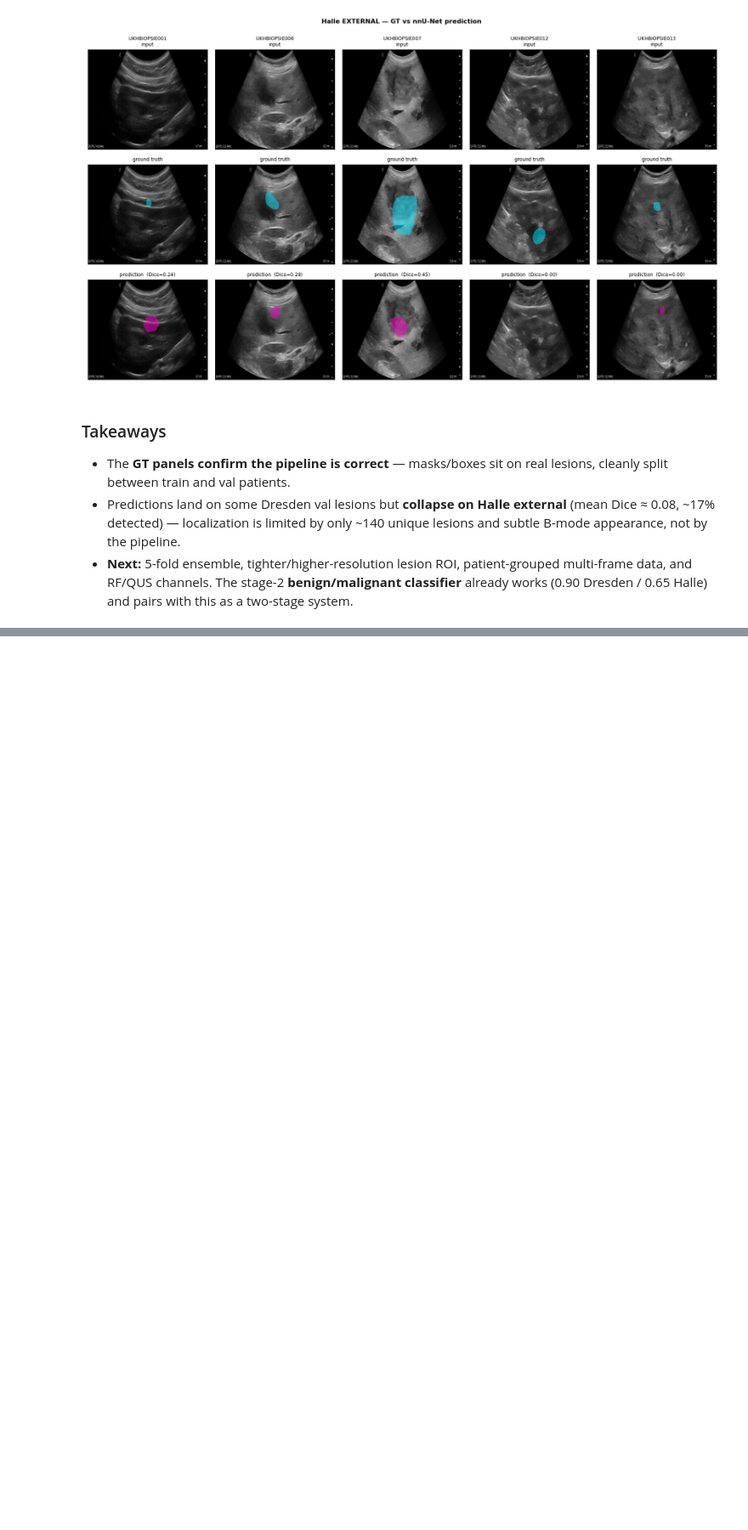
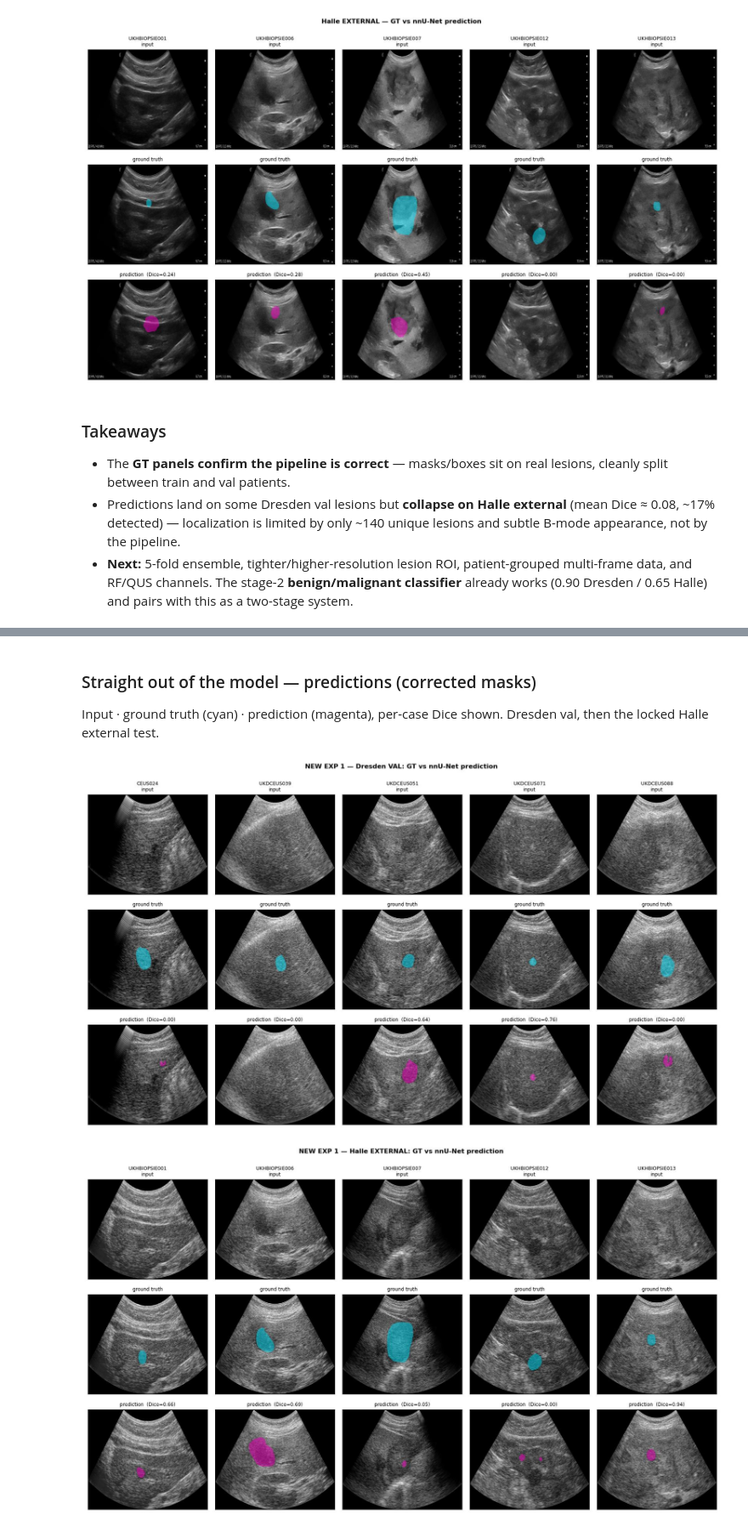
Before and after one commit to puneethgv/Ultrasound-Lesion-Tracking, a Jupyter notebook: notebooks/02_training_method1_nnunet.ipynb, the cells around one changed output, grey strips where cells are left out. Shown at 85% size. Cells and saved outputs as stored; diff of their text form; code cells hidden in the pictures; blank space fills up the shorter version.

```diff
--- a/notebooks/02_training_method1_nnunet.ipynb
+++ b/notebooks/02_training_method1_nnunet.ipynb
@@ -99,0 +135,9 @@ show_pred_grid(test_cases, 'imagesTs', 'labelsTs', 'pred_halle', 'Halle EXTERNAL
+# %% [markdown]
+### Straight out of the model — predictions (corrected masks)
+Input · ground truth (cyan) · prediction (magenta), per-case Dice shown. Dresden val, then the locked Halle external test.
+# %%
+show_pred_grid(ex1_val, 'imagesTr', 'labelsTr', 'pred_val_rf', 'NEW EXP 1 — Dresden VAL: GT vs nnU-Net prediction', n=5)
+show_pred_grid(test_cases, 'imagesTs', 'labelsTs', 'pred_halle_rf', 'NEW EXP 1 — Halle EXTERNAL: GT vs nnU-Net prediction', n=5)
+# %% [output]
+[figure, added]
+[figure, added]
```
Also changed, not shown: parts of 5 cells of this notebook, 1 other file.
